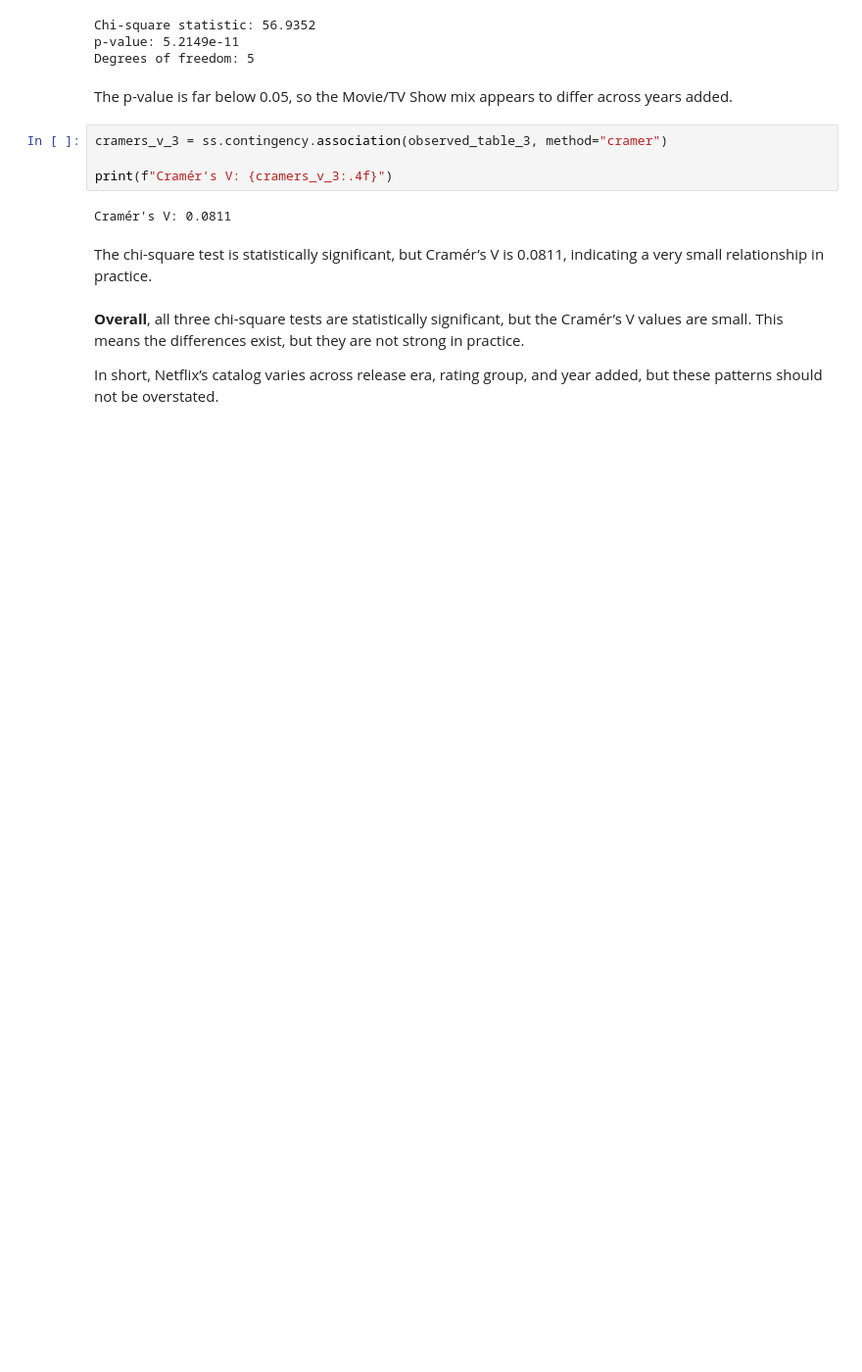
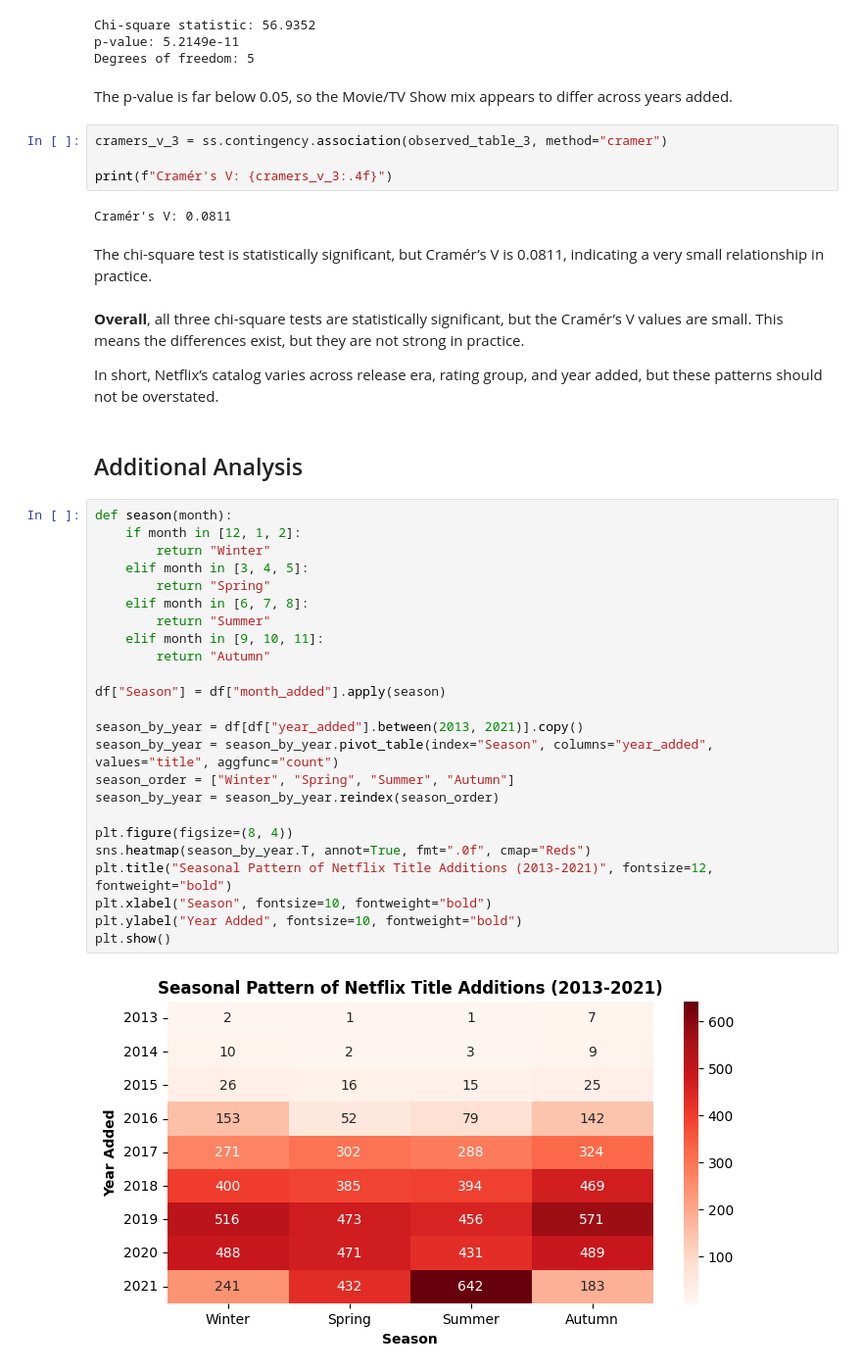
Before and after one commit to berkaygirgin/netflix-content-evolution-analysis, a Jupyter notebook: notebooks/netflix_content_evolution_analysis.ipynb, the cells around one changed output. Shown at 98% size. Saved outputs shown, nothing was run; the diff lists cells and outputs as text; blank space fills up the shorter version.

Commit message:
Additional analysis: add supporting visualizations

```diff
--- a/notebooks/netflix_content_evolution_analysis.ipynb
+++ b/notebooks/netflix_content_evolution_analysis.ipynb
@@ -522,3 +522,31 @@ The chi-square test is statistically significant, but Cramér’s V is 0.0811, i
 **Overall**, all three chi-square tests are statistically significant, but the Cramér’s V values are small. This means the differences exist, but they are not strong in practice.
 
 In short, Netflix’s catalog varies across release era, rating group, and year added, but these patterns should not be overstated.
+# %% [markdown]
+## Additional Analysis
+# %%
+def season(month):
+    if month in [12, 1, 2]:
+        return "Winter"
+    elif month in [3, 4, 5]:
+        return "Spring"
+    elif month in [6, 7, 8]:
+        return "Summer"
+    elif month in [9, 10, 11]:
+        return "Autumn"
+
+df["Season"] = df["month_added"].apply(season)
+
+season_by_year = df[df["year_added"].between(2013, 2021)].copy()
+season_by_year = season_by_year.pivot_table(index="Season", columns="year_added", values="title", aggfunc="count")
+season_order = ["Winter", "Spring", "Summer", "Autumn"]
+season_by_year = season_by_year.reindex(season_order)
+
+plt.figure(figsize=(8, 4))
+sns.heatmap(season_by_year.T, annot=True, fmt=".0f", cmap="Reds")
+plt.title("Seasonal Pattern of Netflix Title Additions (2013-2021)", fontsize=12, fontweight="bold")
+plt.xlabel("Season", fontsize=10, fontweight="bold")
+plt.ylabel("Year Added", fontsize=10, fontweight="bold")
+plt.show()
+# %% [output]
+[figure, added]
```
Also changed, not shown: parts of 5 cells of this notebook.
